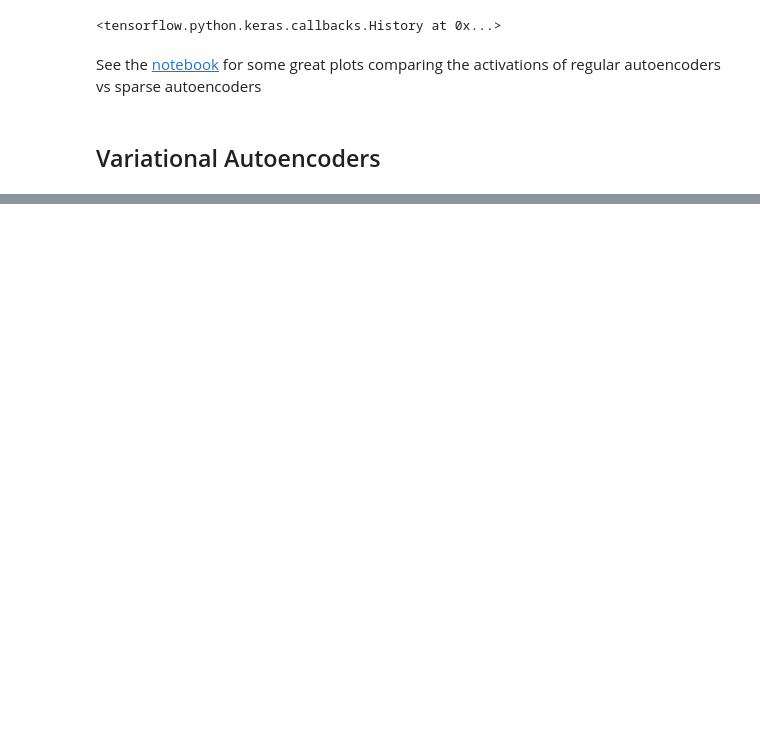
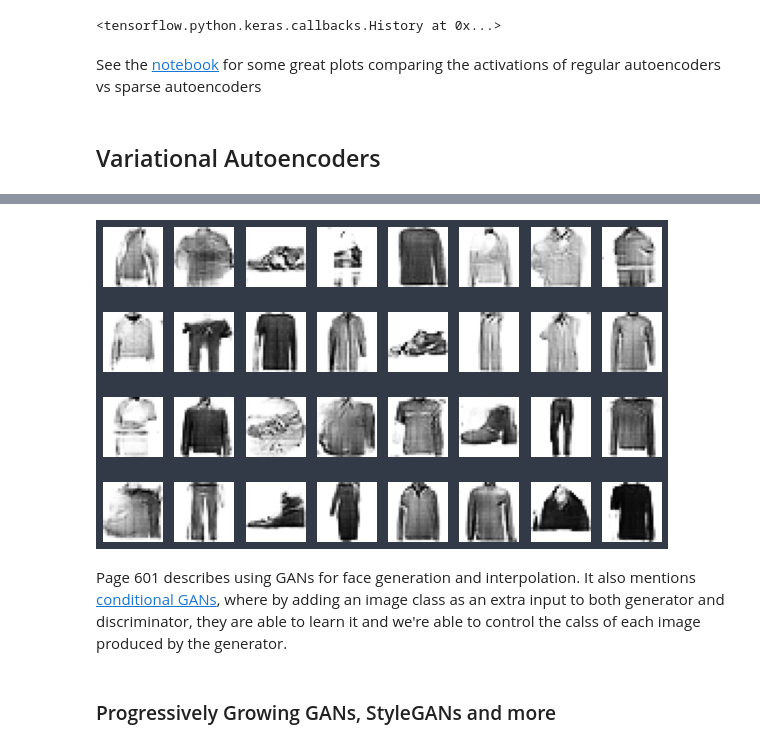
Before and after one commit to amaralcs/homl, a Jupyter notebook: 17_representation_learning_autoencoder_gans.ipynb, the cells around one changed output, grey strips where cells are left out. Saved outputs shown, nothing was run; the diff lists cells and outputs as text; code cells hidden in the pictures; blank space fills up the shorter version.

```diff
--- a/17_representation_learning_autoencoder_gans.ipynb
+++ b/17_representation_learning_autoencoder_gans.ipynb
@@ -588,0 +827,22 @@ See the [notebook](https://github.com/ageron/handson-ml2/blob/master/17_autoenco
+# %%
+codings_size = 100
+
+generator = keras.models.Sequential([
+    keras.layers.Dense(7*7*128, input_shape=[codings_size]),
+    keras.layers.Reshape([7, 7, 128]),
+    keras.layers.BatchNormalization(),
+    keras.layers.Conv2DTranspose(64, kernel_size=5, strides=2, padding="same", activation="selu"),
+    keras.layers.BatchNormalization(),
+    keras.layers.Conv2DTranspose(1, kernel_size=5, strides=2, padding="same", activation="tanh"),
+])
+discriminator = keras.models.Sequential([
+    keras.layers.Conv2D(64, kernel_size=5, strides=2, padding="same",
+                        activation=keras.layers.LeakyReLU(0.2), input_shape=[28, 28, 1]),
+    keras.layers.Dropout(0.4),
+    keras.layers.Conv2D(128, kernel_size=5, strides=2, padding="same",
+                        activation=keras.layers.LeakyReLU(0.2)),
+    keras.layers.Dropout(0.4),
+    keras.layers.Flatten(),
+    keras.layers.Dense(1, activation="sigmoid")
+])
+gan = keras.models.Sequential([generator, discriminator])
@@ -588,0 +851,3 @@ See the [notebook](https://github.com/ageron/handson-ml2/blob/master/17_autoenco
+# %%
+# MUltiply by two to shift the range to [0, 2] then subtract 1 to make it [-1, 1]
+X_train_dcgan = X_train.reshape(-1, 28, 28, 1) * 2. - 1.
@@ -588,0 +858,21 @@ See the [notebook](https://github.com/ageron/handson-ml2/blob/master/17_autoenco
+# %%
+discriminator.compile(loss="binary_crossentropy", optimizer="rmsprop")
+discriminator.trainable = False # Only taken into account in keras when compiling a model
+gan.compile(loss="binary_crossentropy", optimizer="rmsprop")
+
+# Rebuild the dataset now it has been scaled
+batch_size=32
+dataset = tf.data.Dataset.from_tensor_slices(X_train_dcgan).shuffle(1000)
+dataset = dataset.batch(batch_size, drop_remainder=True).prefetch(1)
+# %%
+train_gan(gan, dataset, batch_size, codings_size, n_epochs=50)
+# %%
+noise = tf.random.normal(shape=[32, codings_size])
+generated_images = generator(noise)
+plot_multiple_images(generated_images, 8)
+# %% [output]
+[figure, added]
+# %% [markdown]
+Page 601 describes using GANs for face generation and interpolation. It also mentions [conditional GANs](https://arxiv.org/abs/1411.1784), where by adding an image class as an extra input to both generator and discriminator, they are able to learn it and we're able to control the calss of each image produced by the generator.
+# %% [markdown]
+### Progressively Growing GANs, StyleGANs and more
```
Also changed, not shown: parts of 50 cells of this notebook.
